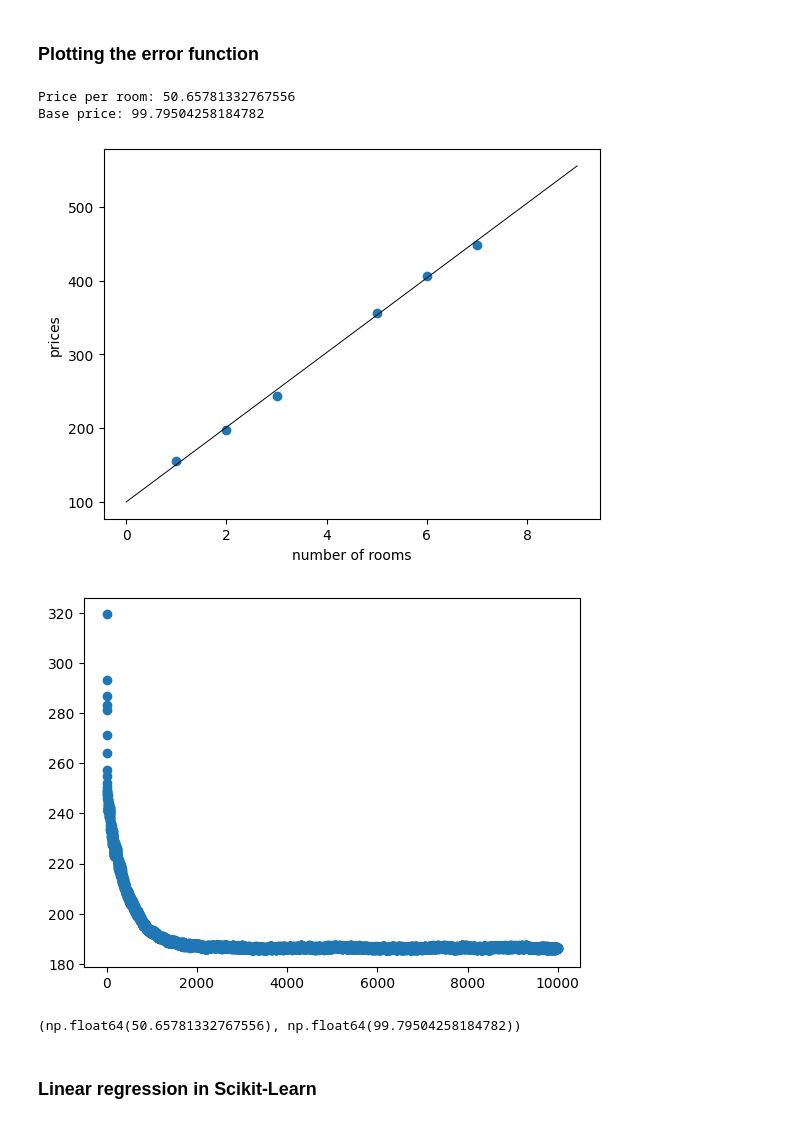
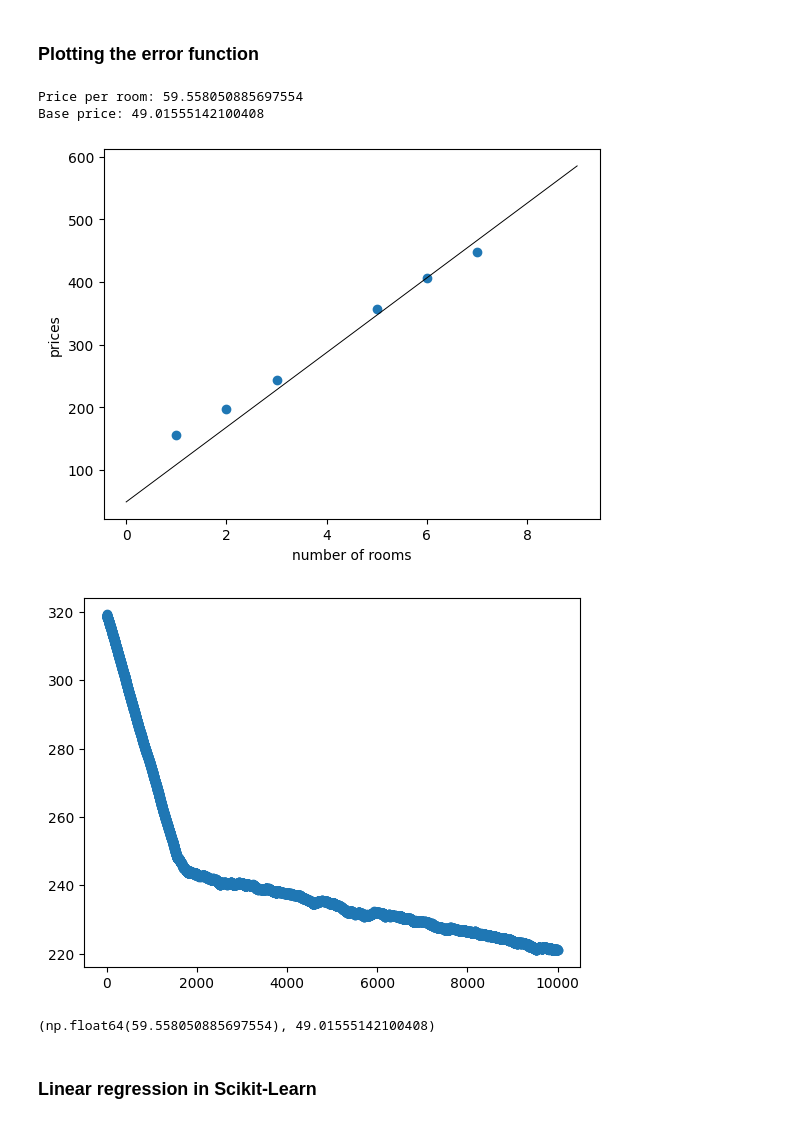
Before and after one commit to linh31072004123-blip/manning, a Jupyter notebook: Chapter_03_Linear_Regression/Coding_linear_regression.ipynb, the cells around one changed output. Drawn from its saved outputs; the diff is of its cells as text; code cells hidden in the pictures.

Commit message:
Complete Chapter 3 linear regression

```diff
--- a/Chapter_03_Linear_Regression/Coding_linear_regression.ipynb
+++ b/Chapter_03_Linear_Regression/Coding_linear_regression.ipynb
@@ -138,38 +145,46 @@ def rmse(labels, predictions):
 # %%
 def linear_regression(features, labels, learning_rate=0.01, epochs = 1000):
     price_per_room = random.random()
     base_price = random.random()
     errors = []
     for i in range(epochs):
         predictions = features[0]*price_per_room+base_price
         errors.append(rmse(labels, predictions))
         i = random.randint(0, len(features)-1)
         num_rooms = features[i]
         price = labels[i]
         # Uncomment one of the following 3 lines to use the simple, the absolute, or the square trick
-        #price_per_room, base_price = simple_trick(base_price,
-        #price_per_room, base_price = absolute_trick(base_price,
-        price_per_room, base_price = square_trick(base_price,
+        # price_per_room, base_price = simple_trick(base_price,
+        #                                           price_per_room,
+        #                                           num_rooms,
+        #                                           price,
+        #                                           )
+        price_per_room, base_price = absolute_trick(base_price,
                                                   price_per_room,
                                                   num_rooms,
                                                   price,
                                                   learning_rate=learning_rate)
+        # price_per_room, base_price = square_trick(base_price,
+        #                                           price_per_room,
+        #                                           num_rooms,
+        #                                           price,
+        #                                           learning_rate=learning_rate)
     draw_line(price_per_room, base_price, 'black', starting=0, ending=9)
     plot_points(features, labels)
     print('Price per room:', price_per_room)
     print('Base price:', base_price)
     plt.show()
     plt.scatter(range(len(errors)), errors)
     plt.show()
     return price_per_room, base_price
 
-linear_regression(features, labels, learning_rate = 0.01, epochs = 10000)
+linear_regression(features, labels, epochs = 10000, learning_rate=0.01)
 # %% [output]
-Price per room: 50.65781332767556
-Base price: 99.79504258184782
+Price per room: 59.558050885697554
+Base price: 49.01555142100408
-[figure, old version]
+[figure, new version]
-[figure, old version]
+[figure, new version]
-(np.float64(50.65781332767556), np.float64(99.79504258184782))
+(np.float64(59.558050885697554), 49.01555142100408)
 # %% [markdown]
 ### Linear regression in Scikit-Learn
 # %%
```
Also changed, not shown: parts of 3 cells of this notebook, 1 other file.
